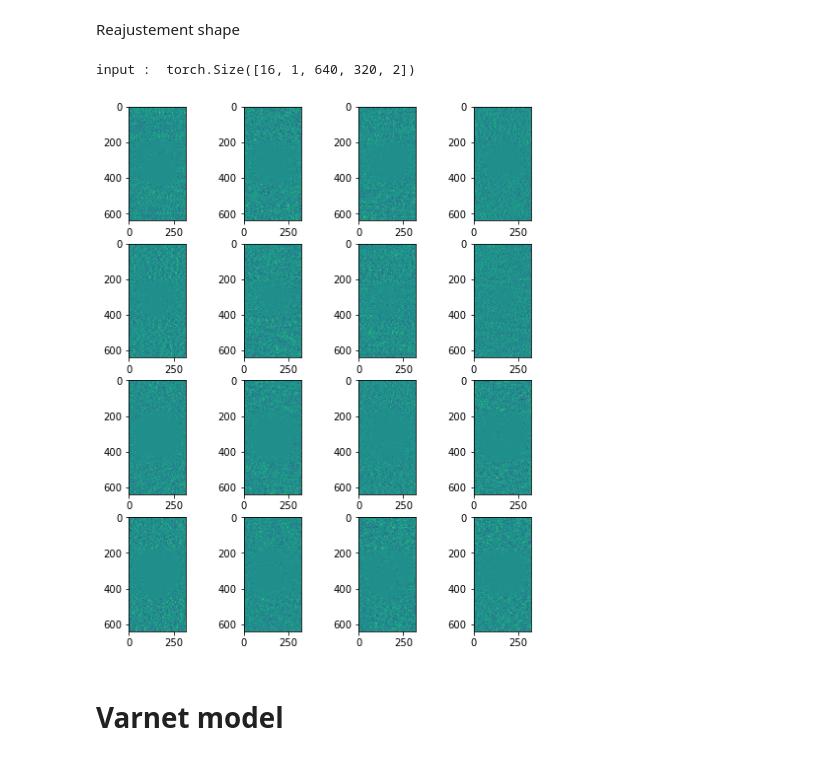
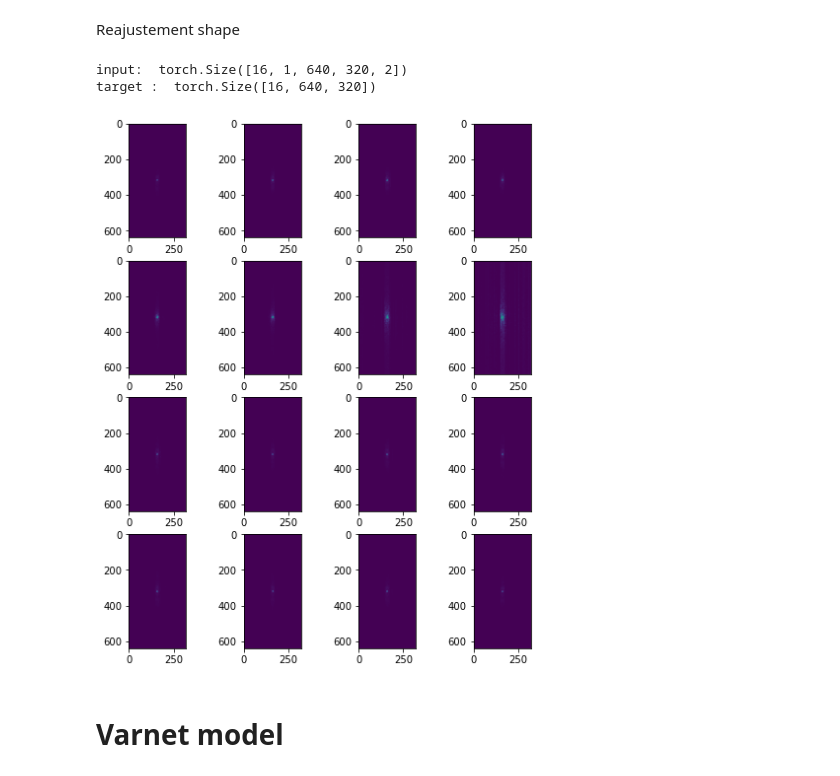
Before and after one commit to mind-inria/mri-dl-recon, a Jupyter notebook: src/mri_dlrecon/models/tuto_Varnet.ipynb, the cells around one changed output. Saved outputs shown, nothing was run; the diff lists cells and outputs as text; code cells hidden in the pictures.

```diff
--- a/src/mri_dlrecon/models/tuto_Varnet.ipynb
+++ b/src/mri_dlrecon/models/tuto_Varnet.ipynb
@@ -136,38 +134,42 @@ for i in range(kspace.shape[0]):
 Reajustement shape
 # %%
 # zero_filled's shape
-zero_filled = zero_filled.squeeze(-1)
+masked_kspace = masked_kspace.squeeze(-1)
     # Création d'une nouvelle dimension pour dissocier la partie réel et imaginaire des complex
 shape_new = image.shape + (2,)
-input = torch.zeros(shape_new)
-input[..., 0] = zero_filled.real
-input[..., 1] = zero_filled.imag
+masked_kspace_new = torch.zeros(shape_new)
+masked_kspace_new[..., 0] = masked_kspace.real
+masked_kspace_new[..., 1] = masked_kspace.imag
 
-print("input : ",input.shape)
+print("input: ", masked_kspace_new.shape)
+print("target : ", target.shape)
 # %% [output]
-input :  torch.Size([16, 1, 640, 320, 2])
+input:  torch.Size([16, 1, 640, 320, 2])
+target :  torch.Size([16, 640, 320])
 # %%
 plt.rcParams['figure.figsize'] = (16, 16)
 
-# # Show zero-filled'kspace (abs(masked_kspace))
-# plt.figure(figsize=(8,20))
-# for i in range(kspace.shape[0]):
-#     plt.subplot(8,4,i+1)
-#     plt.imshow(np.abs(masked_kspace[i, 0, :,:]))
-
-# # Show zero-filled (abs(zero_filled))
-# plt.figure(figsize=(8,20))
-# for i in range(kspace.shape[0]):
-#     plt.subplot(8,4,i+1)
-#     plt.imshow(np.abs(input[i, 0, :,:, 0]))
-
-# # Show zero-filled's phase(angle(zero_filled))
+# # Show zero-filled'kspace
 plt.figure(figsize=(8,20))
 for i in range(kspace.shape[0]):
     plt.subplot(8,4,i+1)
-    plt.imshow(np.angle(input[i,0, :,:, 1]))
+    plt.imshow(np.abs(1j*masked_kspace_new[i,0,:,:,1]+masked_kspace_new[i,0,:,:,0]))
+
+# Show input
+# plt.figure(figsize=(8,20))
+# for i in range(kspace.shape[0]):
+#     input_image = torch.fft.ifftn(masked_kspace_new[i])
+#     plt.subplot(8,4,i+1)
+#     plt.imshow(np.abs(1j*input_image[0,:,:,1]+input_image[0,:,:,0]))
+
+# # Show input's phase
+# plt.figure(figsize=(8,20))
+# for i in range(kspace.shape[0]):
+#     input_image = torch.fft.ifftn(masked_kspace_new[i])
+#     plt.subplot(8,4,i+1)
+#     plt.imshow(np.angle(1j*input_image[0,:,:,1]+input_image[0,:,:,0]))
 # %% [output]
-[figure, old version]
+[figure, new version]
 # %% [markdown]
 # Varnet model
 # %%
```
Also changed, not shown: parts of 10 cells of this notebook, 5 other files.
